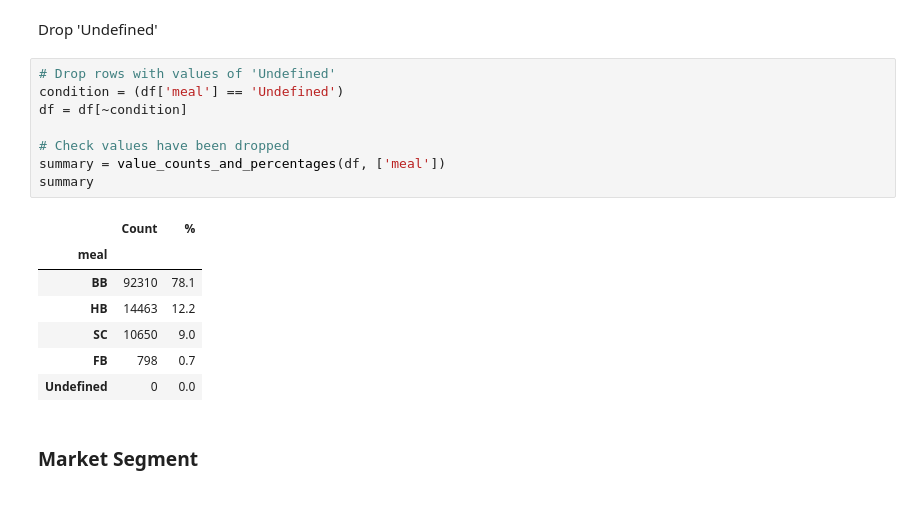
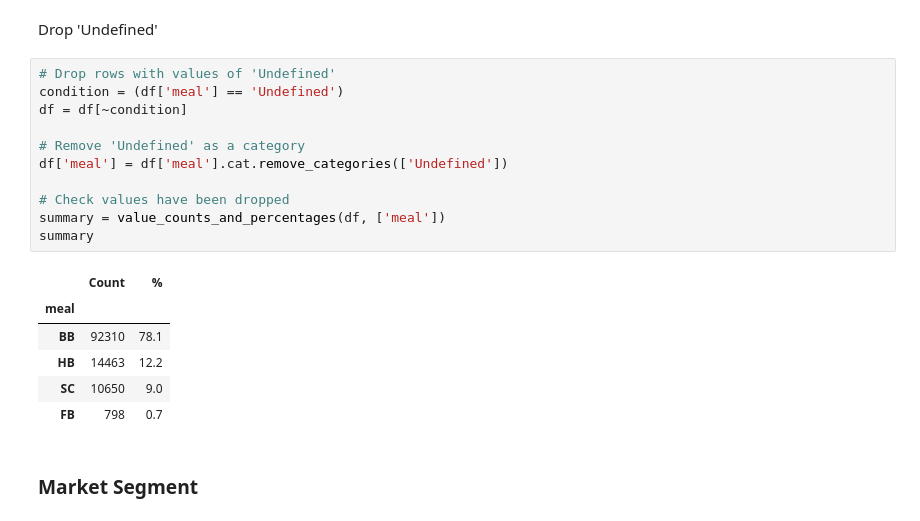
Before and after one commit to lowrycode/hotel-bookings, a Jupyter notebook: jupyter_notebooks/02_eda_and_cleaning.ipynb, the cells around one changed output. Cells and saved outputs as stored; diff of their text form.

```diff
--- a/jupyter_notebooks/02_eda_and_cleaning.ipynb
+++ b/jupyter_notebooks/02_eda_and_cleaning.ipynb
@@ -184,19 +184,21 @@ Drop 'Undefined'
 # %%
 # Drop rows with values of 'Undefined'
 condition = (df['meal'] == 'Undefined')
 df = df[~condition]
 
+# Remove 'Undefined' as a category
+df['meal'] = df['meal'].cat.remove_categories(['Undefined'])
+
 # Check values have been dropped
 summary = value_counts_and_percentages(df, ['meal'])
 summary
 # %% [output]
 |  | Count | % |
 | meal |  |  |
 | BB | 92310 | 78.1 |
 | HB | 14463 | 12.2 |
 | SC | 10650 | 9.0 |
 | FB | 798 | 0.7 |
-| Undefined | 0 | 0.0 |
 # %% [markdown]
 ### Market Segment
 # %% [markdown]
```
Also changed, not shown: parts of 56 cells of this notebook.
